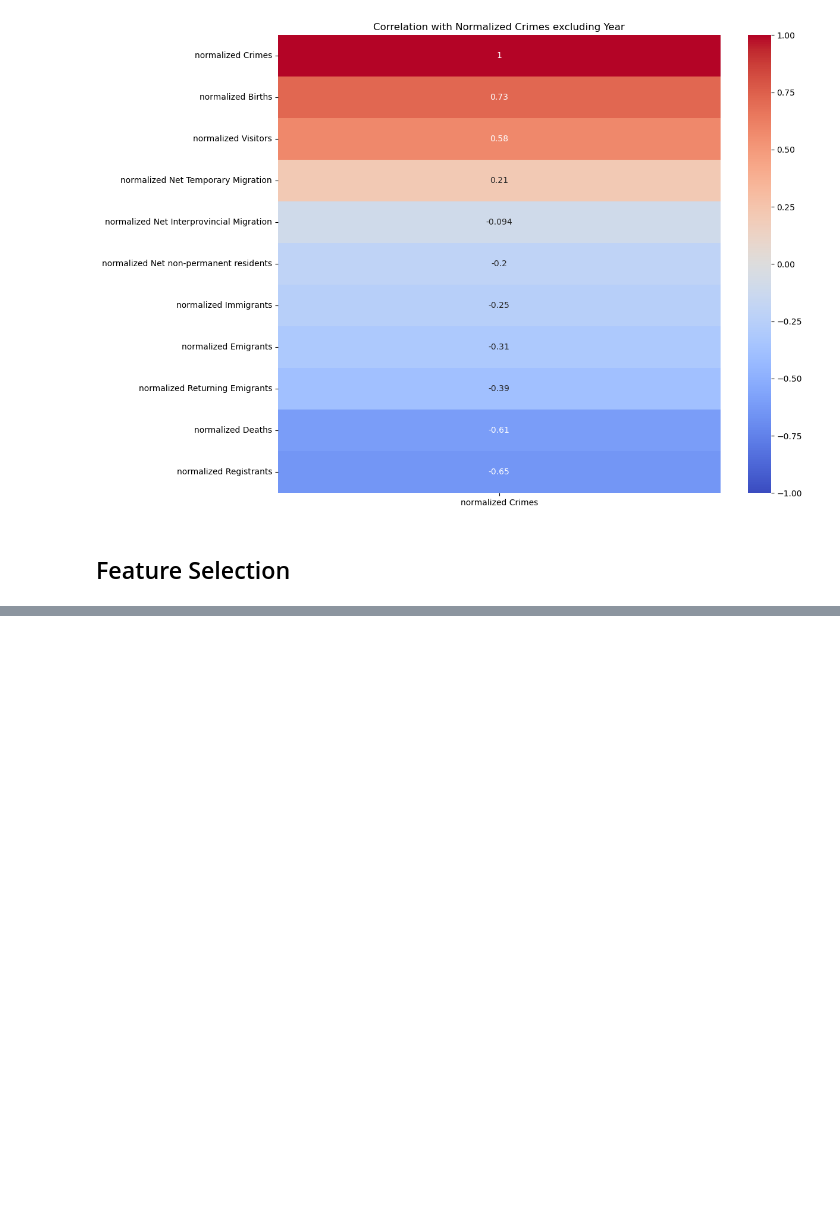
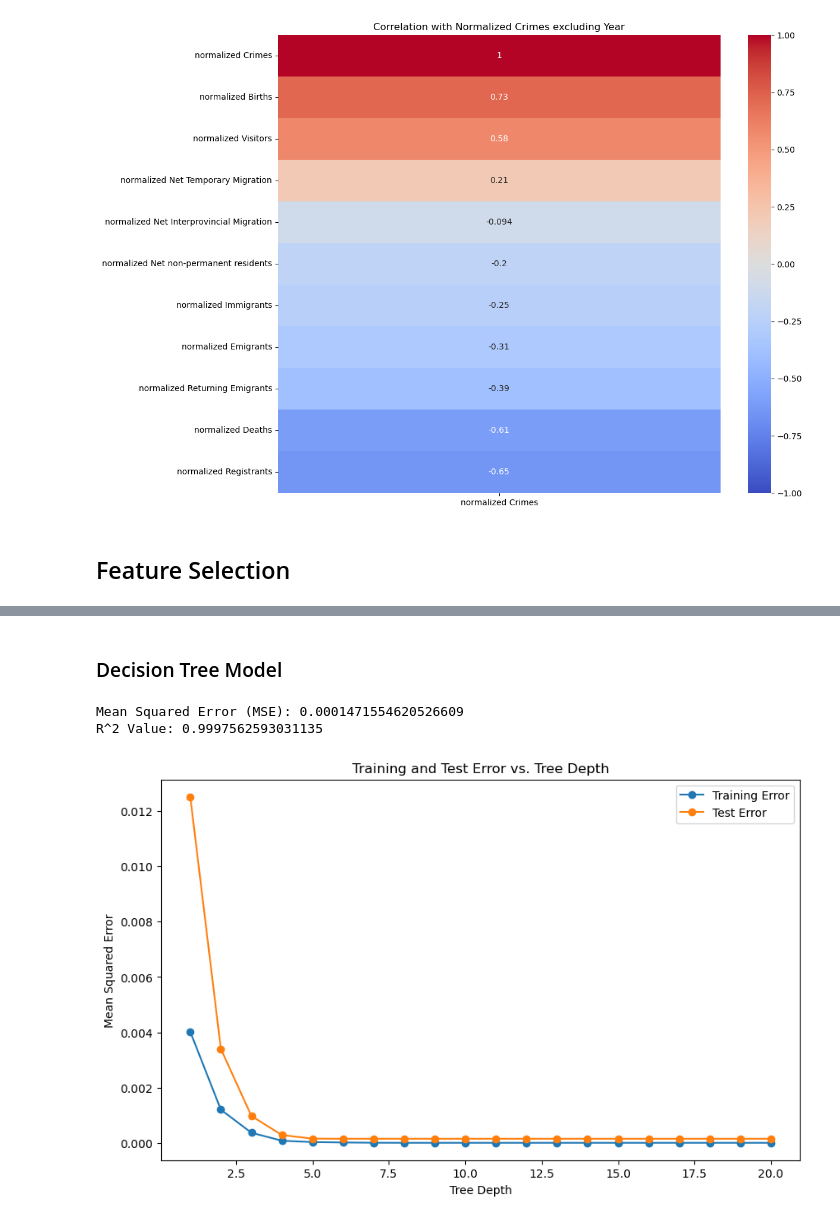
Before and after one commit to imadahmad97/capstone, a Jupyter notebook: report.ipynb, the cells around one changed output, grey strips where cells are left out. Drawn from its saved outputs; the diff is of its cells as text; code cells hidden in the pictures; blank space fills up the shorter version.

Commit message:
built a working model

```diff
--- a/report.ipynb
+++ b/report.ipynb
@@ -183,0 +256,46 @@ Selected features: Index(['normalized Births', 'normalized Deaths', 'normalized
+# %% [markdown]
+### Decision Tree Model
+# %%
+# Initialize the Decision Tree Regressor
+dt_reg = DecisionTreeRegressor(random_state=42)
+
+# Train the regressor on the training data
+dt_reg.fit(X_train_scaled, y_train)
+
+# Predict on the test set
+y_pred = dt_reg.predict(X_test_scaled)
+
+# Calculate and print the Mean Squared Error and the R^2 Value
+mse = mean_squared_error(y_test, y_pred)
+r2 = r2_score(y_test, y_pred)
+
+print(f"Mean Squared Error (MSE): {mse}")
+print(f"R^2 Value: {r2}")
+# %% [output]
+Mean Squared Error (MSE): 0.0001471554620526609
+R^2 Value: 0.9997562593031135
+# %%
+max_depths = range(1, 21)  # Assuming we test up to depth of 20
+train_errors = []
+test_errors = []
+
+for max_depth in max_depths:
+    dt_reg = DecisionTreeRegressor(max_depth=max_depth, random_state=42)
+    dt_reg.fit(X_train_scaled, y_train)
+
+    y_train_pred = dt_reg.predict(X_train_scaled)
+    y_test_pred = dt_reg.predict(X_test_scaled)
+
+    train_errors.append(mean_squared_error(y_train, y_train_pred))
+    test_errors.append(mean_squared_error(y_test, y_test_pred))
+
+plt.figure(figsize=(10, 6))
+plt.plot(max_depths, train_errors, label='Training Error', marker='o')
+plt.plot(max_depths, test_errors, label='Test Error', marker='o')
+plt.xlabel('Tree Depth')
+plt.ylabel('Mean Squared Error')
+plt.legend()
+plt.title('Training and Test Error vs. Tree Depth')
+plt.show()
+# %% [output]
+[figure, added]
```
Also changed, not shown: parts of 14 cells of this notebook.
